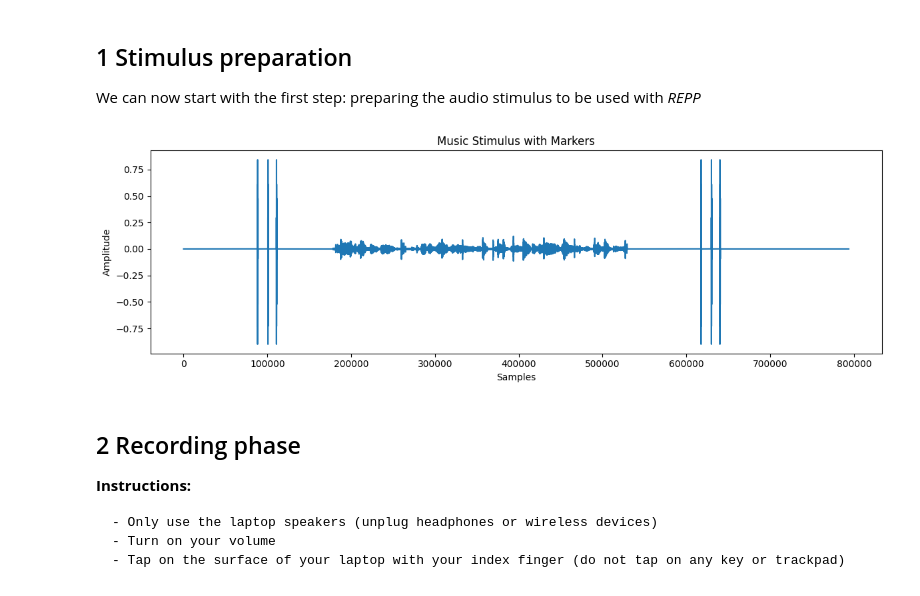
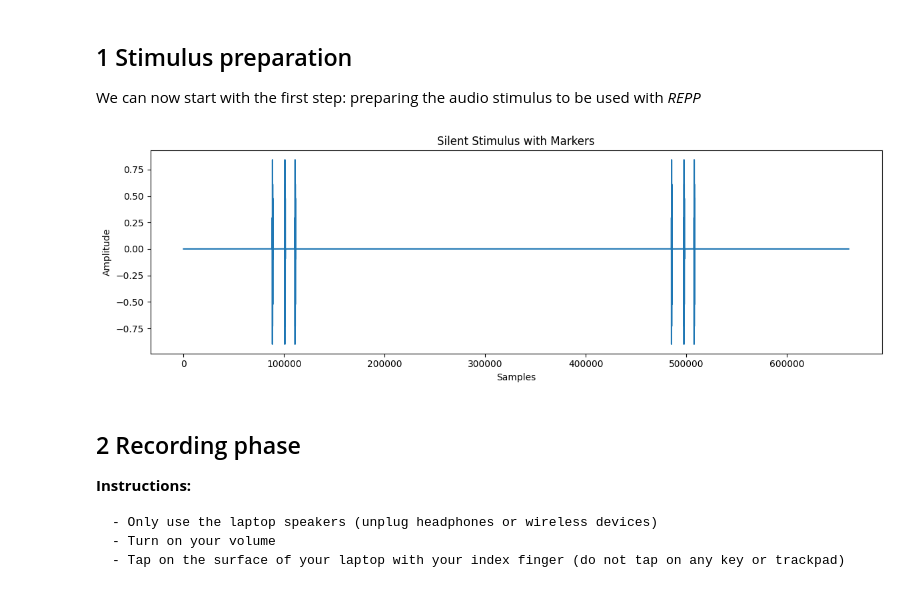
Before and after one commit to manuelangladatort/2025-tapping-discover, a Jupyter notebook: notebook/beat_finding.ipynb, the cells around one changed output. Saved outputs shown, nothing was run; the diff lists cells and outputs as text; code cells hidden in the pictures.

Commit message:
Add silent in notebook

```diff
--- a/notebook/beat_finding.ipynb
+++ b/notebook/beat_finding.ipynb
@@ -14,6 +14,10 @@ os.chdir(path_to_dir)
 # working directories for input and output files
 input_dir = "music"
 output_dir = "notebook/output"
+
+# name stimulus
+# WAV_FILE = "music/0R8IbpKXavM.wav"
+WAV_FILE = "music/silence_5sec.wav" # or change for 10 sec (silence_10sec.wav)
 
 import matplotlib
 import matplotlib.image as mpimg
@@ -44,19 +48,51 @@ import numpy as np
 
 stimulus = REPPStimulus("temp", config=sms_tapping)
 
+class NumpySerializer(json.JSONEncoder):
+    def default(self, obj):
+        import numpy as np
+
+        if isinstance(obj, np.integer):
+            return int(obj)
+        elif isinstance(obj, np.floating):
+            return float(obj)
+        elif isinstance(obj, np.ndarray):
+            return obj.tolist()
+        elif isinstance(obj, np.bool_):
+            return super().encode(bool(obj))
+        else:
+            return super().default(obj)
+
 # Define helper functions for creating music stimulus (avoid importing experiment.py which has PsyNet dependencies)
-def load_audio_only_from_file(stimulus, fs, audio_filename):
-    """Load audio file without requiring onsets file."""
+def load_audio_only_from_file(fs, audio_filename):
+    """
+    Load audio file without requiring onsets file.
+    """
+    stimulus = REPPStimulus("temp", config=sms_tapping)
     return stimulus.load_resample_file(fs, audio_filename)
 
 def filter_and_add_markers_no_onsets(stim, config):
-    """Apply filtering and add markers without requiring onset information."""
+    """
+    Apply filtering and add markers without requiring onset information.
+    """
     stimulus = REPPStimulus("temp", config=config)
 
-    # Apply spectral filtering
-    filtered_stim = stimulus.filter_stim(
-        config.FS, stim, config.STIM_RANGE, config.STIM_AMPLITUDE
-    )
+    # --- NEW: handle silent input ---------------------------------
+    import numpy as np
+    # If the signal is (almost) silent, skip filter_stim entirely
+    if np.max(np.abs(stim)) < 1e-8:
+        # keep it silent; we only want the markers
+        filtered_stim = np.zeros_like(stim, dtype=float)
+    else:
+        # Apply spectral filtering as usual
+        filtered_stim = stimulus.filter_stim(
+            config.FS, stim, config.STIM_RANGE, config.STIM_AMPLITUDE
+        )
+
+        # Guard against NaNs/Infs just in case
+        filtered_stim = np.nan_to_num(filtered_stim, nan=0.0, posinf=0.0, neginf=0.0)
+    # ----------------------------------------------------------------
+
 
     # Create marker sounds
     markers_sound = stimulus.make_markers_sound(
@@ -98,11 +134,11 @@ def filter_and_add_markers_no_onsets(stim, config):
     return stim_prepared, stim_info
 
 def create_music_stim_with_repp_beat_finding(stim_name, audio_filename, fs=44100):
-    """Create music stimulus for beat-finding task without requiring onsets file."""
-    stimulus = REPPStimulus("temp", config=sms_tapping)
-
+    """
+    Create music stimulus without requiring onsets file.
+    """
     # Load audio file
-    stim = load_audio_only_from_file(stimulus, fs, audio_filename)
+    stim = load_audio_only_from_file(fs, audio_filename)
 
     # Convert stereo to mono if needed
     if len(stim.shape) == 2:
@@ -112,38 +148,41 @@ def create_music_stim_with_repp_beat_finding(stim_name, audio_filename, fs=44100
     stim_prepared, stim_info = filter_and_add_markers_no_onsets(stim, sms_tapping)
     stim_info["stim_name"] = stim_name
 
-    # NumpySerializer equivalent - convert numpy arrays to lists for JSON
-    info = json.dumps(stim_info, default=lambda obj: obj.tolist() if hasattr(obj, 'tolist') else obj)
+    info = json.dumps(stim_info, cls=NumpySerializer)
     return stim_prepared, info
 
+
 # Create the stimulus for music beat finding
-stim_prepared, stim_info_json = create_music_stim_with_repp_beat_finding("stim_music1", "music/0R8IbpKXavM.wav")
+stim_prepared, stim_info_json = create_music_stim_with_repp_beat_finding(
+    "silent_stim",
+    WAV_FILE
+)
 stim_info = json.loads(stim_info_json)
 
 
 # Plot
 plt.figure(figsize=(12, 4))
 plt.plot(stim_prepared)
-plt.title('Music Stimulus with Markers')
+plt.title('Silent Stimulus with Markers')
 plt.xlabel('Samples')
 plt.ylabel('Amplitude')
 plt.tight_layout()
 plt.show()
 
 # save stimulus info
 REPPStimulus.to_json(
     stim_info,
     os.path.join(output_dir,filenames['stim_info_file'])
 )
 
 # save audio stimulus
 REPPStimulus.to_wav(
     stim_prepared,
     os.path.join(output_dir,filenames['audio_filename']),
     sms_tapping.FS
 )
 # %% [output]
-[figure, old version]
+[figure, new version]
 # %% [markdown]
 ## 2 Recording phase
 **Instructions:**
```
Also changed, not shown: parts of 3 cells of this notebook, 7 other files.
